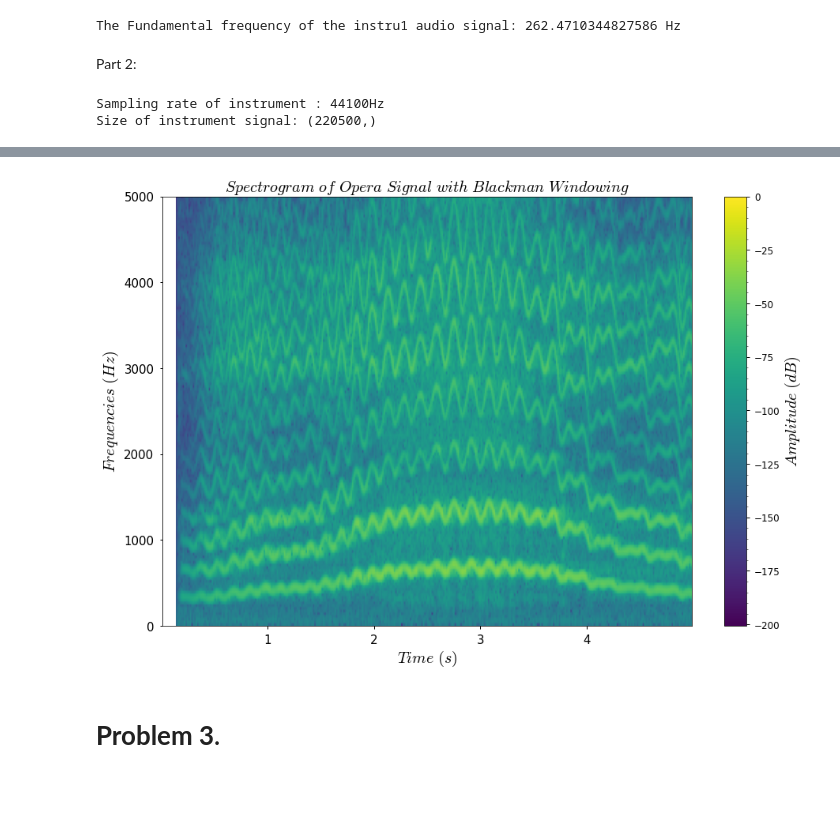
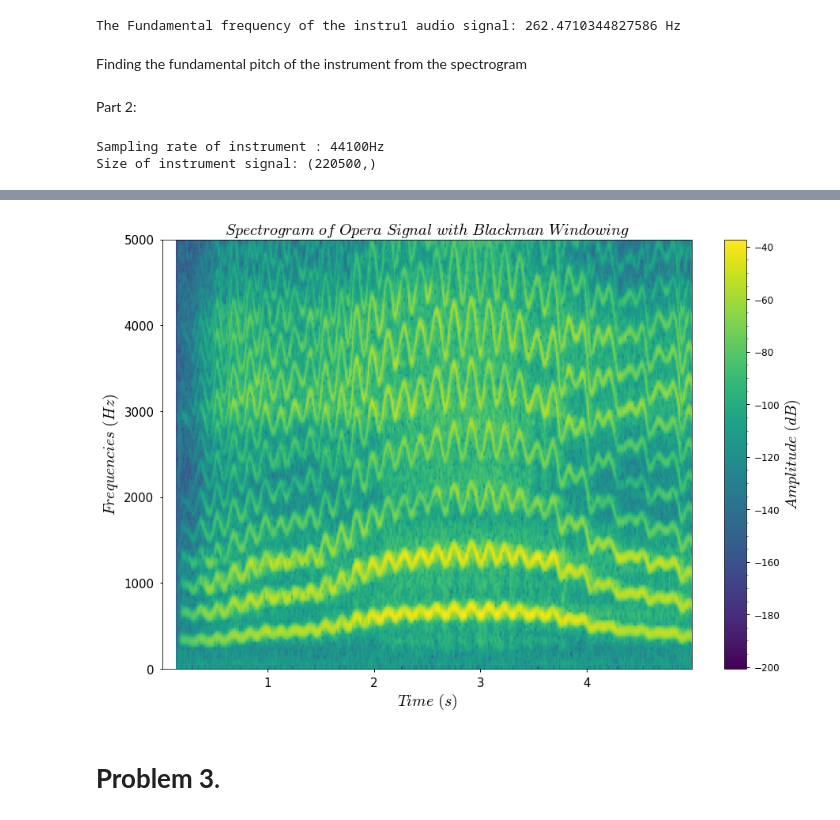
Before and after one commit to Harsha1569/DSP_Lab, a Jupyter notebook: Experiment_5/Experiment_5.ipynb, the cells around one changed output, grey strips where cells are left out. Cells and saved outputs as stored; diff of their text form; code cells hidden in the pictures; blank space fills up the shorter version.

```diff
--- a/Experiment_5/Experiment_5.ipynb
+++ b/Experiment_5/Experiment_5.ipynb
@@ -201,7 +201,7 @@ Fs1, track= wavfile.read('instru1.wav')
 track = track/32767.0
 print('Sampling rate of instrument : {}Hz'.format(Fs1))
 print('Size of instrument signal: {}'.format(track.shape))
-Nosi = 800
+Nosi = 1000
 def specgram2d(y, N, Fs, window=None, ax=None, title=None):
   ax = plt.axes()
   ax.set_title(title, loc='center', wrap=True, fontsize = 20)
@@ -213,7 +213,7 @@ def specgram2d(y, N, Fs, window=None, ax=None, title=None):
     ws=sp.windows.blackman(N)
   else:
     ws=sp.windows.boxcar(N)
-  spec, freqs, t, im = ax.specgram(y, NFFT=N, Fs=Fs, window=ws, noverlap=700, scale='dB', vmax=0)
+  spec, freqs, t, im = ax.specgram(y, NFFT=N, Fs=Fs, window=ws, noverlap=900, scale='dB')
   ax.set_xlabel(r'$Time\ (s)$', fontsize = 20)
   ax.set_ylabel(r'$Frequencies\ (Hz)$', fontsize = 20)
   cbar = plt.colorbar(im, ax=ax)
@@ -272,6 +272,8 @@ ff_1 = find_ff(track, Fs1)
 print('The Fundamental frequency of the instru1 audio signal: {} Hz'.format(ff_1))
 # %% [output]
 The Fundamental frequency of the instru1 audio signal: 262.4710344827586 Hz
+# %% [markdown]
+Finding the fundamental pitch of the instrument from the spectrogram
 # %% [markdown]
 Part 2:
 # %%
@@ -287,34 +289,34 @@ def specgram2d(y, N, Fs, window=None, ax=None, title=None):
   ax.set_title(title, loc='center', wrap=True, fontsize = 20)
   if window=='hamming':
     ws=sp.windows.hamming(N)
   elif window=='hanning':
     ws=sp.windows.hanning(N)
   elif window=='blackman':
     ws=sp.windows.blackman(N)
   else:
     ws=sp.windows.boxcar(N)
-  spec, freqs, t, im = ax.specgram(y, NFFT=N, Fs=Fs, window=ws, noverlap=800, scale='dB', vmax=0)
+  spec, freqs, t, im = ax.specgram(y, NFFT=N, Fs=Fs, window=ws, noverlap=800, scale='dB')
   ax.set_xlabel(r'$Time\ (s)$', fontsize = 20)
   ax.set_ylabel(r'$Frequencies\ (Hz)$', fontsize = 20)
   ax.set_ylim((0, 5000))
   cbar = plt.colorbar(im, ax=ax)
   cbar.set_label(r'$Amplitude\ (dB)$', fontsize = 20)
   cbar.minorticks_on()
   cbar.ax.tick_params(axis="both", labelsize = 12)
   ax.tick_params(axis="both", labelsize = 15)
   fig4.tight_layout()
 
 
 fig5, ax1 = plt.subplots(figsize=(15,10))
 specgram2d(opera, Noso, Fs2, ax=ax1, window='blackman', title = r'$Spectrogram\ of\ Opera\ Signal\ with\ Blackman\ Windowing$')
 fig5.savefig('fig8.png')
 
 
 display(Audio(data=opera, rate=Fs2))
 # %% [output]
 Sampling rate of instrument : 44100Hz
 Size of instrument signal: (220500,)
 [interactive output not drawn]
-[figure, old version]
+[figure, new version]
 # %% [markdown]
 # **Problem** **3**. <br>
```
Also changed, not shown: parts of 12 cells of this notebook.
